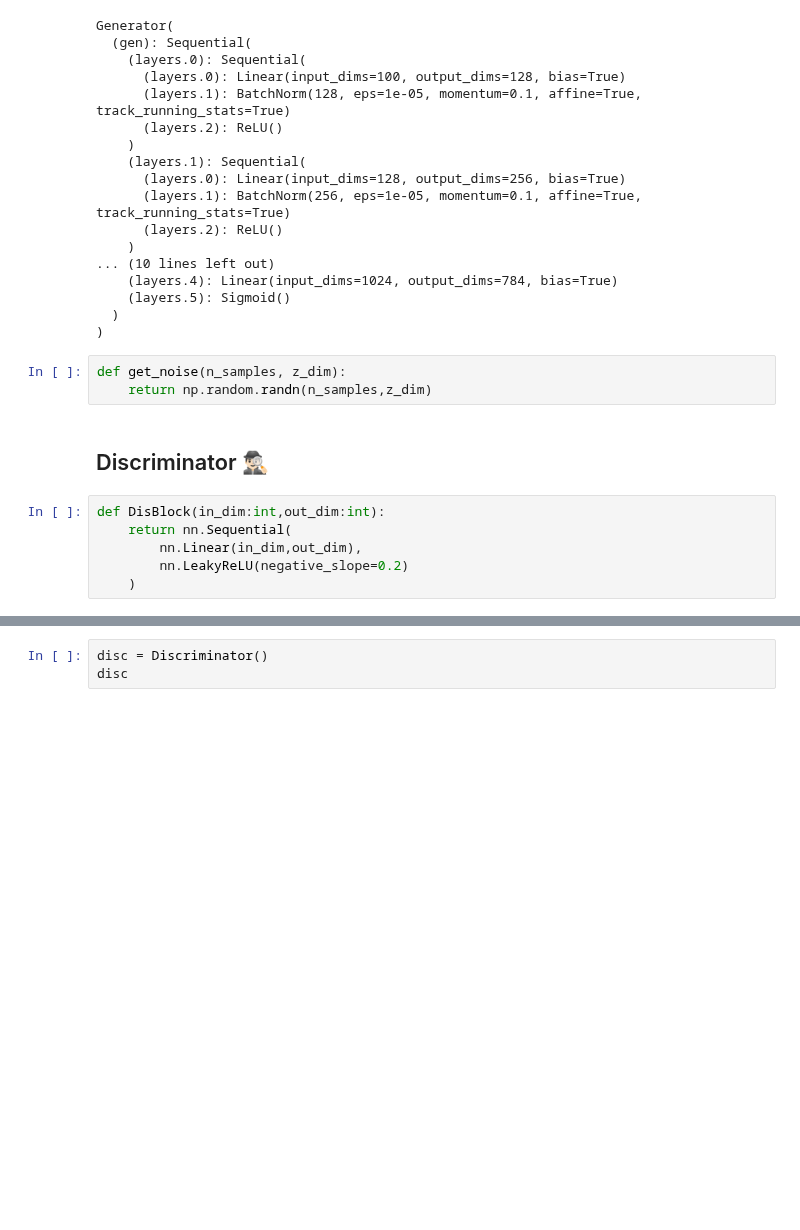
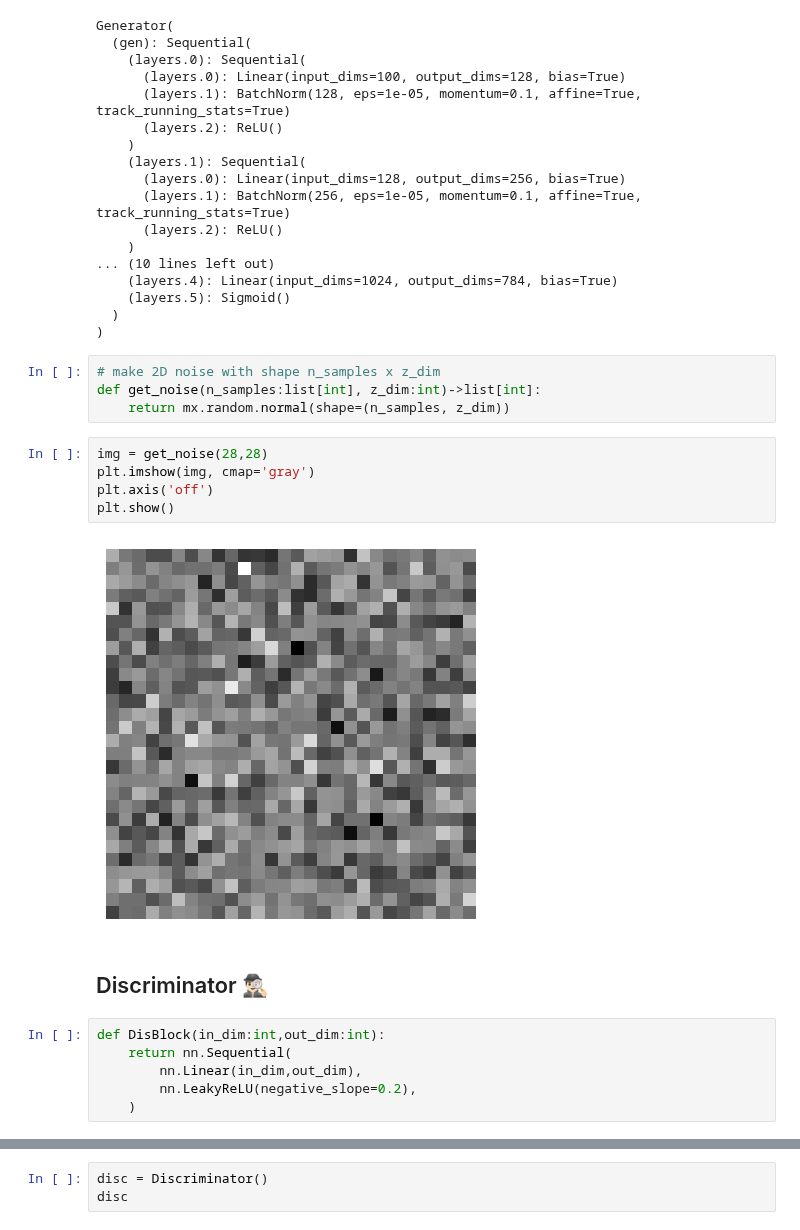
Before and after one commit to ml-explore/mlx-examples, a Jupyter notebook: gan/playground.ipynb, the cells around one changed output, grey strips where cells are left out. Cells and saved outputs as stored; diff of their text form; blank space fills up the shorter version.

```diff
--- a/gan/playground.ipynb
+++ b/gan/playground.ipynb
@@ -63,16 +63,24 @@ Generator(
     (layers.5): Sigmoid()
   )
 )
-# %%
-def get_noise(n_samples, z_dim):
-    return np.random.randn(n_samples,z_dim)
+# %%
+# make 2D noise with shape n_samples x z_dim
+def get_noise(n_samples:list[int], z_dim:int)->list[int]:
+    return mx.random.normal(shape=(n_samples, z_dim))
+# %%
+img = get_noise(28,28)
+plt.imshow(img, cmap='gray')
+plt.axis('off')
+plt.show()
+# %% [output]
+[figure, added]
 # %% [markdown]
 ## Discriminator 🕵🏻‍♂️
 # %%
 def DisBlock(in_dim:int,out_dim:int):
     return nn.Sequential(
         nn.Linear(in_dim,out_dim),
-        nn.LeakyReLU(negative_slope=0.2)
+        nn.LeakyReLU(negative_slope=0.2),
     )
 # %%
 class Discriminator(nn.Module):
```
Also changed, not shown: parts of 23 cells of this notebook.
